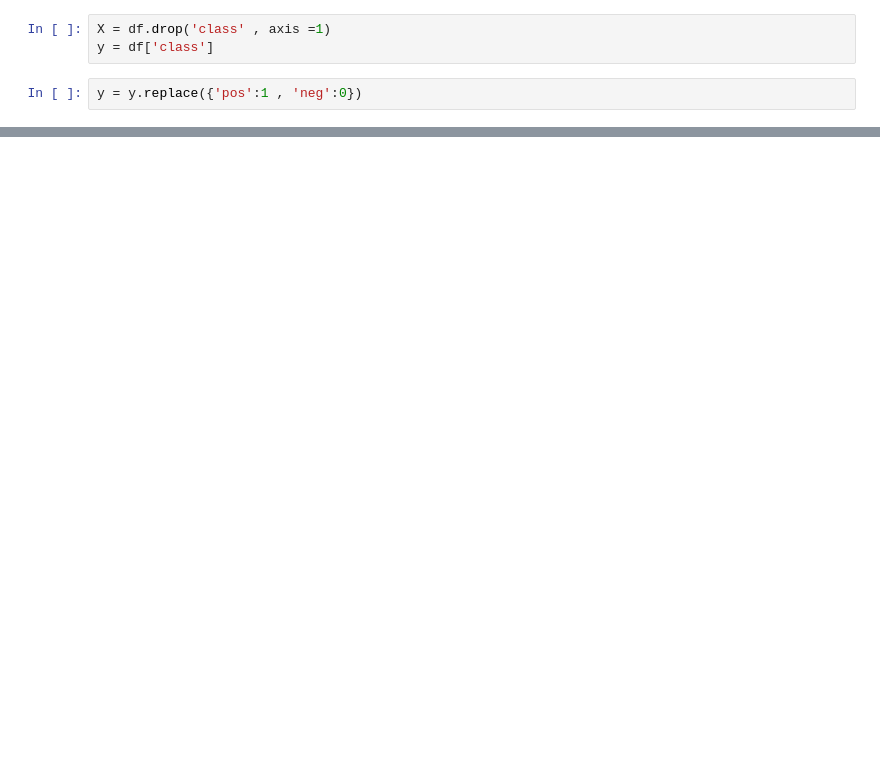
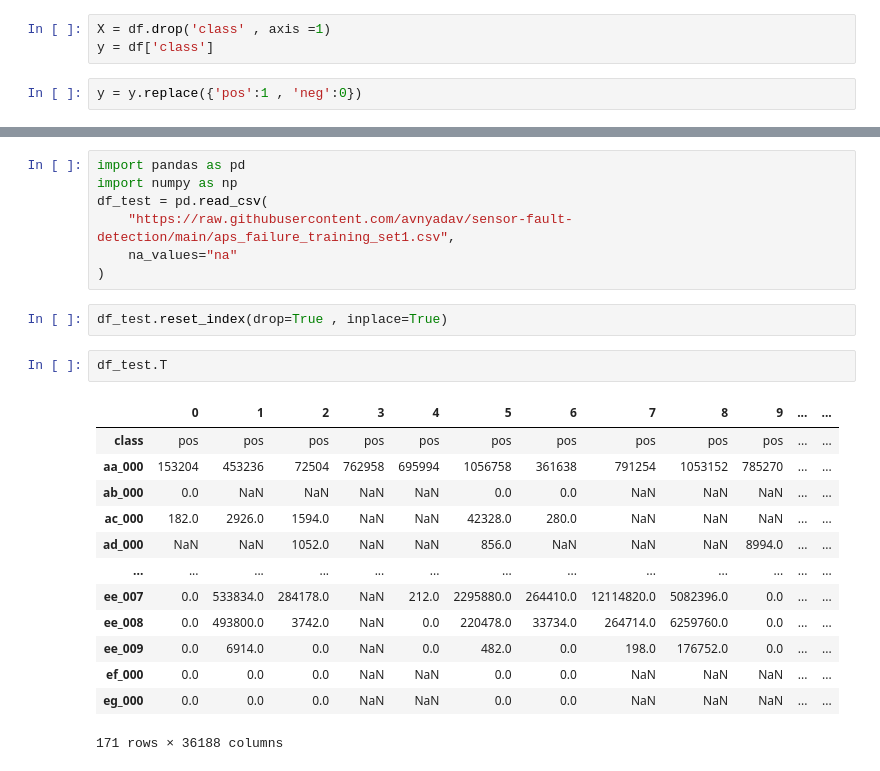
Before and after one commit to Arunava-Chakraborty/livesensor, a Jupyter notebook: livesensor/EDA.ipynb, the cells around one changed output, grey strips where cells are left out. Drawn from its saved outputs; the diff is of its cells as text; blank space fills up the shorter version.

```diff
--- a/livesensor/EDA.ipynb
+++ b/livesensor/EDA.ipynb
@@ -268,0 +290,25 @@ y = y.replace({'pos':1 , 'neg':0})
+# %%
+import pandas as pd
+import numpy as np
+df_test = pd.read_csv(
+    "https://raw.githubusercontent.com/avnyadav/sensor-fault-detection/main/aps_failure_training_set1.csv",
+    na_values="na"
+)
+# %%
+df_test.reset_index(drop=True , inplace=True)
+# %%
+df_test.T
+# %% [output]
+|  | 0 | 1 | 2 | 3 | 4 | 5 | 6 | 7 | 8 | 9 | ... | ... |
+| class | pos | pos | pos | pos | pos | pos | pos | pos | pos | pos | ... | ... |
+| aa_000 | 153204 | 453236 | 72504 | 762958 | 695994 | 1056758 | 361638 | 791254 | 1053152 | 785270 | ... | ... |
+| ab_000 | 0.0 | NaN | NaN | NaN | NaN | 0.0 | 0.0 | NaN | NaN | NaN | ... | ... |
+| ac_000 | 182.0 | 2926.0 | 1594.0 | NaN | NaN | 42328.0 | 280.0 | NaN | NaN | NaN | ... | ... |
+| ad_000 | NaN | NaN | 1052.0 | NaN | NaN | 856.0 | NaN | NaN | NaN | 8994.0 | ... | ... |
+| ... | ... | ... | ... | ... | ... | ... | ... | ... | ... | ... | ... | ... |
+| ee_007 | 0.0 | 533834.0 | 284178.0 | NaN | 212.0 | 2295880.0 | 264410.0 | 12114820.0 | 5082396.0 | 0.0 | ... | ... |
+| ee_008 | 0.0 | 493800.0 | 3742.0 | NaN | 0.0 | 220478.0 | 33734.0 | 264714.0 | 6259760.0 | 0.0 | ... | ... |
+| ee_009 | 0.0 | 6914.0 | 0.0 | NaN | 0.0 | 482.0 | 0.0 | 198.0 | 176752.0 | 0.0 | ... | ... |
+| ef_000 | 0.0 | 0.0 | 0.0 | NaN | NaN | 0.0 | 0.0 | NaN | NaN | NaN | ... | ... |
+| eg_000 | 0.0 | 0.0 | 0.0 | NaN | NaN | 0.0 | 0.0 | NaN | NaN | NaN | ... | ... |
+171 rows × 36188 columns
```
Also changed, not shown: parts of 4 cells of this notebook, 30 other files.
